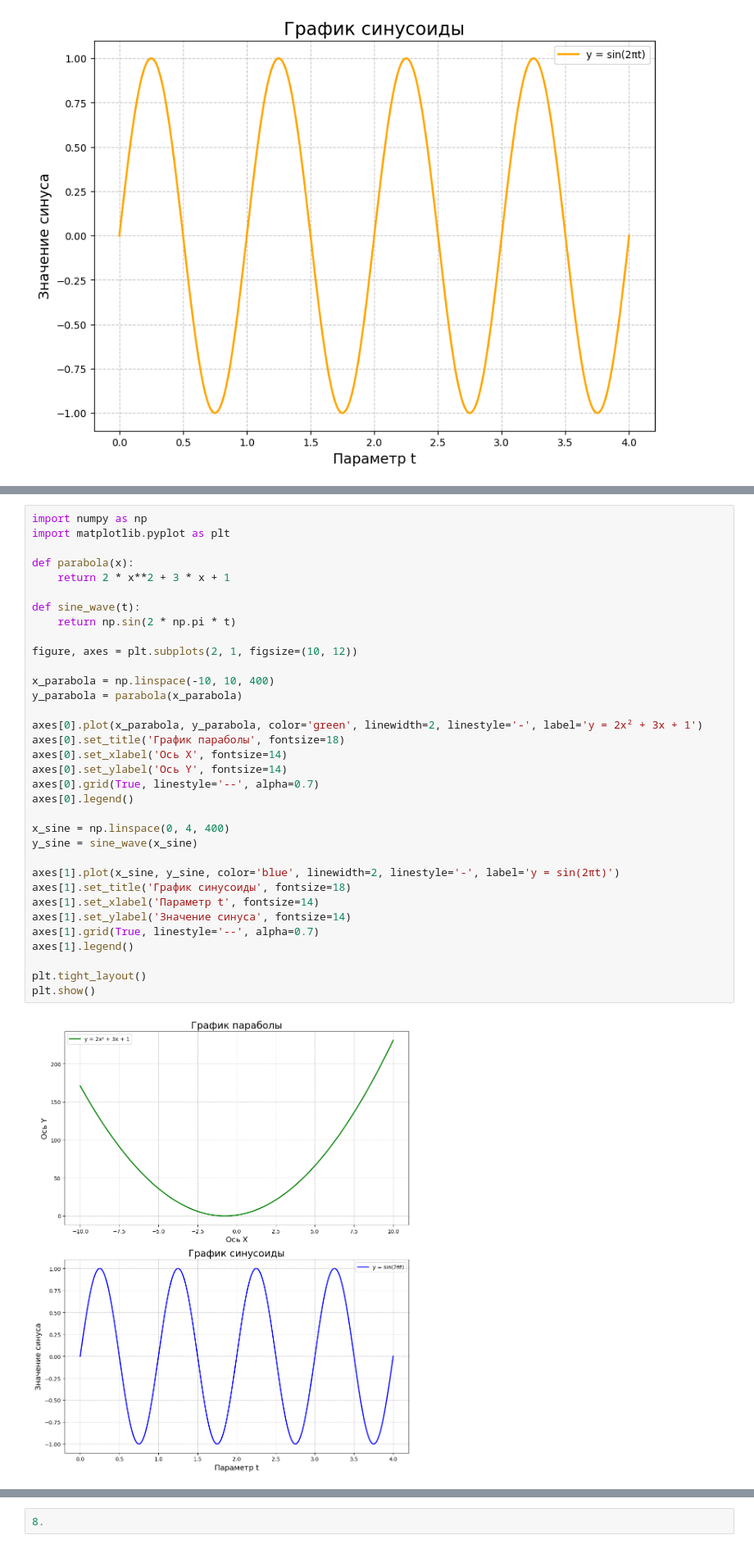
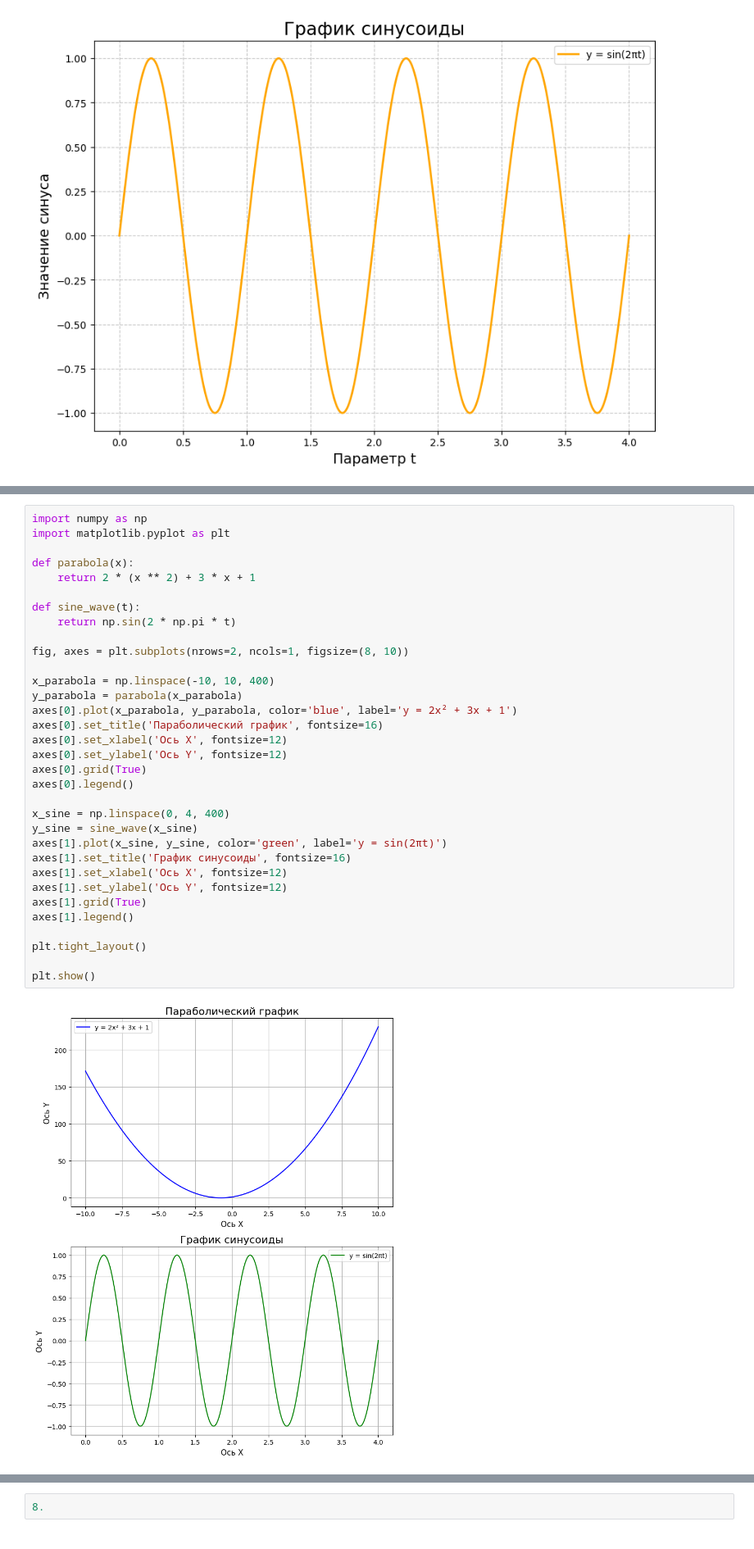
Before and after one commit to 2pizzzza/BigDataLabs, a Jupyter notebook: Lab3_Kurbanov.ipynb, the cells around one changed output, grey strips where cells are left out. Shown at 82% size. Drawn from its saved outputs; the diff is of its cells as text.

```diff
--- a/Lab3_Kurbanov.ipynb
+++ b/Lab3_Kurbanov.ipynb
@@ -55,37 +55,36 @@ plt.show()
 # %%
 import numpy as np
 import matplotlib.pyplot as plt
 
 def parabola(x):
-    return 2 * x**2 + 3 * x + 1
+    return 2 * (x ** 2) + 3 * x + 1
 
 def sine_wave(t):
     return np.sin(2 * np.pi * t)
 
-figure, axes = plt.subplots(2, 1, figsize=(10, 12))
+fig, axes = plt.subplots(nrows=2, ncols=1, figsize=(8, 10))
 
 x_parabola = np.linspace(-10, 10, 400)
 y_parabola = parabola(x_parabola)
-
-axes[0].plot(x_parabola, y_parabola, color='green', linewidth=2, linestyle='-', label='y = 2x² + 3x + 1')
-axes[0].set_title('График параболы', fontsize=18)
-axes[0].set_xlabel('Ось X', fontsize=14)
-axes[0].set_ylabel('Ось Y', fontsize=14)
-axes[0].grid(True, linestyle='--', alpha=0.7)
+axes[0].plot(x_parabola, y_parabola, color='blue', label='y = 2x² + 3x + 1')
+axes[0].set_title('Параболический график', fontsize=16)
+axes[0].set_xlabel('Ось X', fontsize=12)
+axes[0].set_ylabel('Ось Y', fontsize=12)
+axes[0].grid(True)
 axes[0].legend()
 
 x_sine = np.linspace(0, 4, 400)
 y_sine = sine_wave(x_sine)
-
-axes[1].plot(x_sine, y_sine, color='blue', linewidth=2, linestyle='-', label='y = sin(2πt)')
-axes[1].set_title('График синусоиды', fontsize=18)
-axes[1].set_xlabel('Параметр t', fontsize=14)
-axes[1].set_ylabel('Значение синуса', fontsize=14)
-axes[1].grid(True, linestyle='--', alpha=0.7)
+axes[1].plot(x_sine, y_sine, color='green', label='y = sin(2πt)')
+axes[1].set_title('График синусоиды', fontsize=16)
+axes[1].set_xlabel('Ось X', fontsize=12)
+axes[1].set_ylabel('Ось Y', fontsize=12)
+axes[1].grid(True)
 axes[1].legend()
 
 plt.tight_layout()
+
 plt.show()
 # %% [output]
-[figure, old version]
+[figure, new version]
 # %%
```
Also changed, not shown: parts of 6 cells of this notebook.
